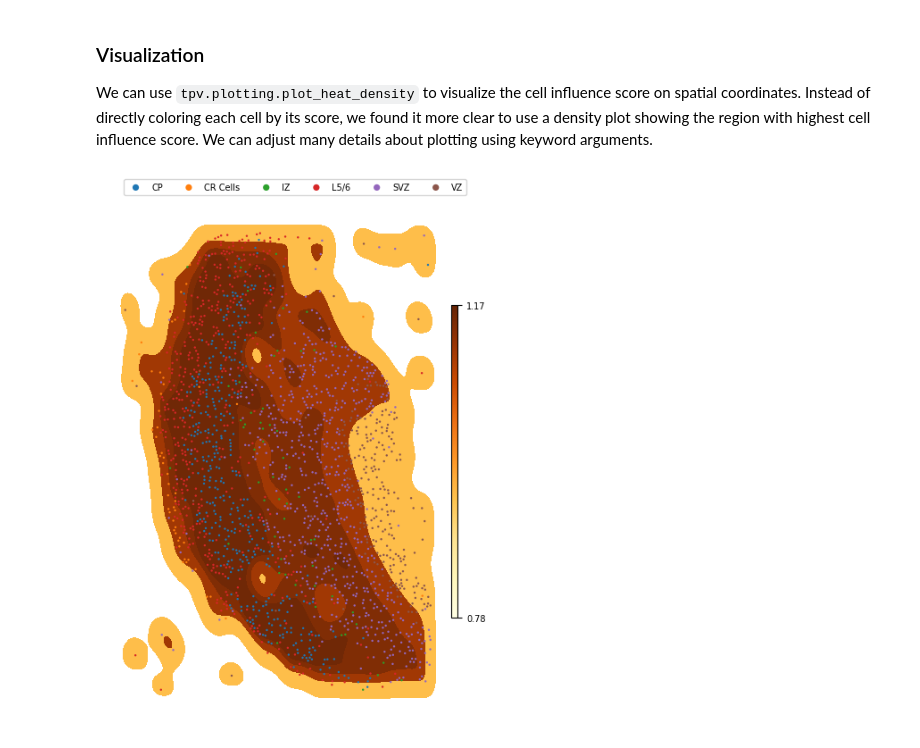
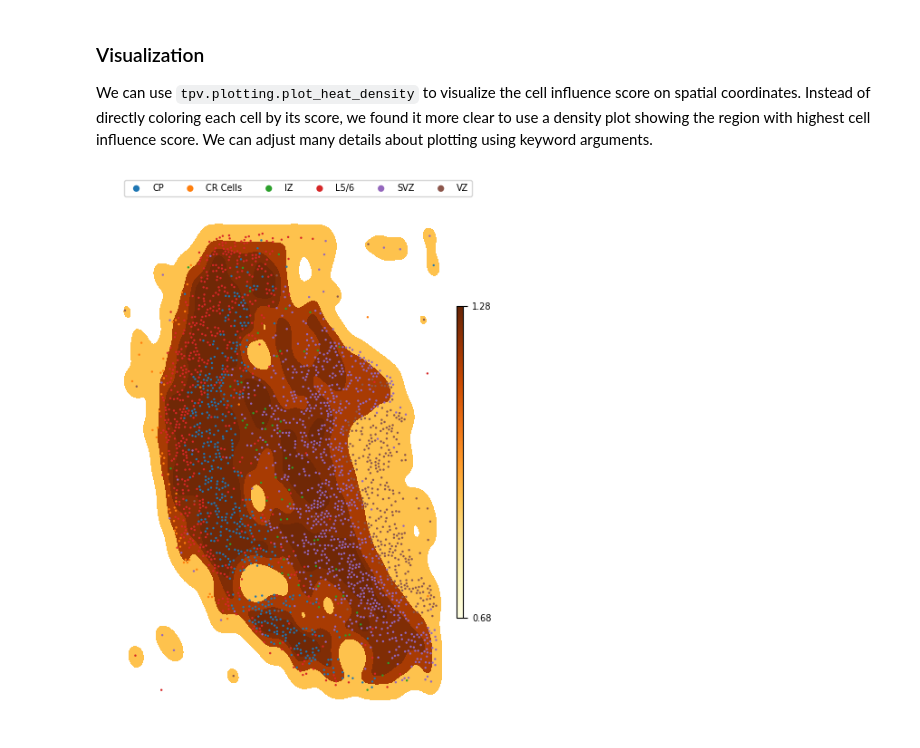
Before and after one commit to welch-lab/TopoVelo, a Jupyter notebook: notebooks/tutorial/plotting.ipynb, the cells around one changed output. Drawn from its saved outputs; the diff is of its cells as text; code cells hidden in the pictures.

Commit message:
Updated tutorial; added example data

```diff
--- a/notebooks/tutorial/plotting.ipynb
+++ b/notebooks/tutorial/plotting.ipynb
@@ -15,10 +16,10 @@ Here, we load an AnnData with saved results and a VAE model with previously save
 # %%
 dataset = 'slide-seq-adult-cortex'
-data_path = f'/scratch/welchjd_root/welchjd/shared_data/gyichen/data/topovelo/slide-seq-brain-cortex'
-figure_path = f'/scratch/welchjd_root/welchjd/shared_data/gyichen/figures/{dataset}/gat'
-model_path = f'/scratch/welchjd_root/welchjd/shared_data/gyichen/topovelo_model/{dataset}/gat'
+data_path = './output/slide-seq-adult-cortex/gat'
+figure_path = './figures/slide-seq-adult-cortex/gat'
+model_path = './models/slide-seq-adult-cortex/gat'
 
-adata = sc.read(f'{data_path}/adata_out.h5ad')
+adata = sc.read(f'./output/adata_out.h5ad')
 # %% [markdown]
 ## Part 1: General Plotting
 TopoVelo provides a function `post_analysis` that performs both model evaluation and plotting. Please see `evaluation.ipynb` for details of evaluation. As for plotting, the function can generate the following plots:
@@ -164,26 +168,25 @@ We can use `tpv.plotting.plot_heat_density` to visualize the cell influence scor
 # %%
 cell_labels = adata.obs['clusters'].to_numpy()
 tpv.plotting.plot_heat_density(att_src,
                                adata.obsm['X_spatial'],
+                               radius=30,
                                width=5,
                                height=6,
-                               radius=0.02,
                                cell_labels=cell_labels,
                                n_grid=50,
                                levels=5,
                                ncols=6,
                                bbox_to_anchor=[0.15, 1, 0.8, 0.05],
                                legend_fontsize=7,
                                cmap='YlOrBr',
                                markersize=3,
                                markerscale=3,
                                colorbar_name='',
                                colorbar_pos=[1.0, 0.2, 0.02, 0.6],
                                colorbar_tick_fontsize=7,
                                colorbar_labelpad=0,
                                colorbar_fontsize=12,
-                               sample_per_bin=5,
                                bw_adjust=0.3,
                                save=f'{figure_path}/cell_influence_score.png')
 # %% [output]
-[figure, old version]
+[figure, new version]
```
Also changed, not shown: parts of 4 cells of this notebook, 3 other files.
